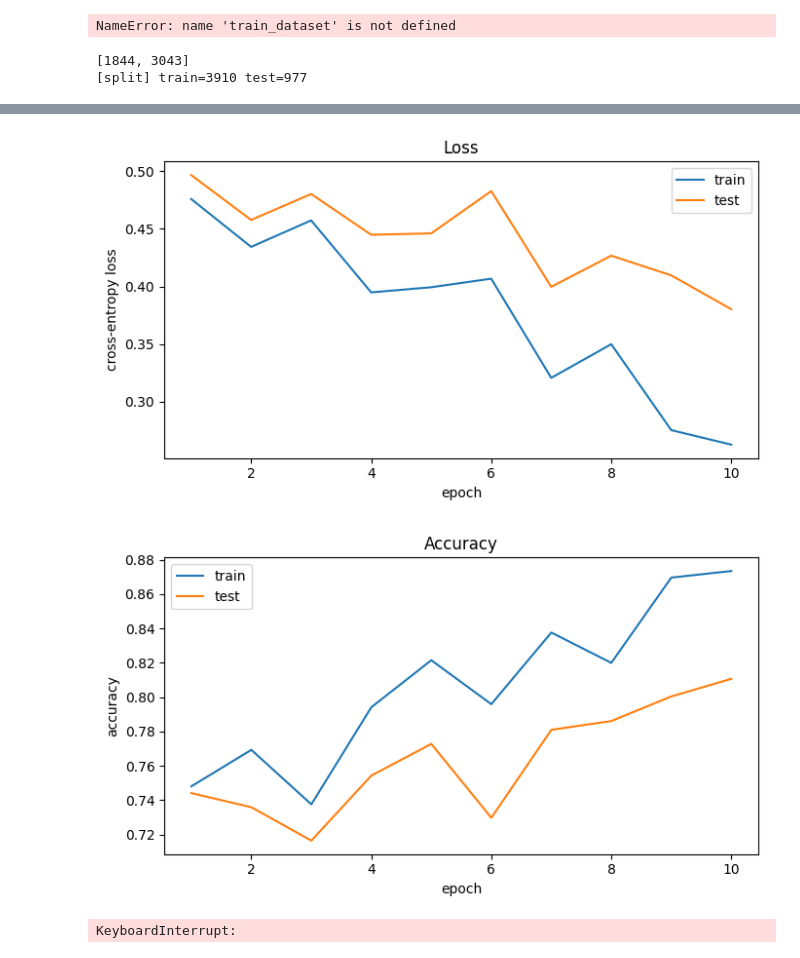
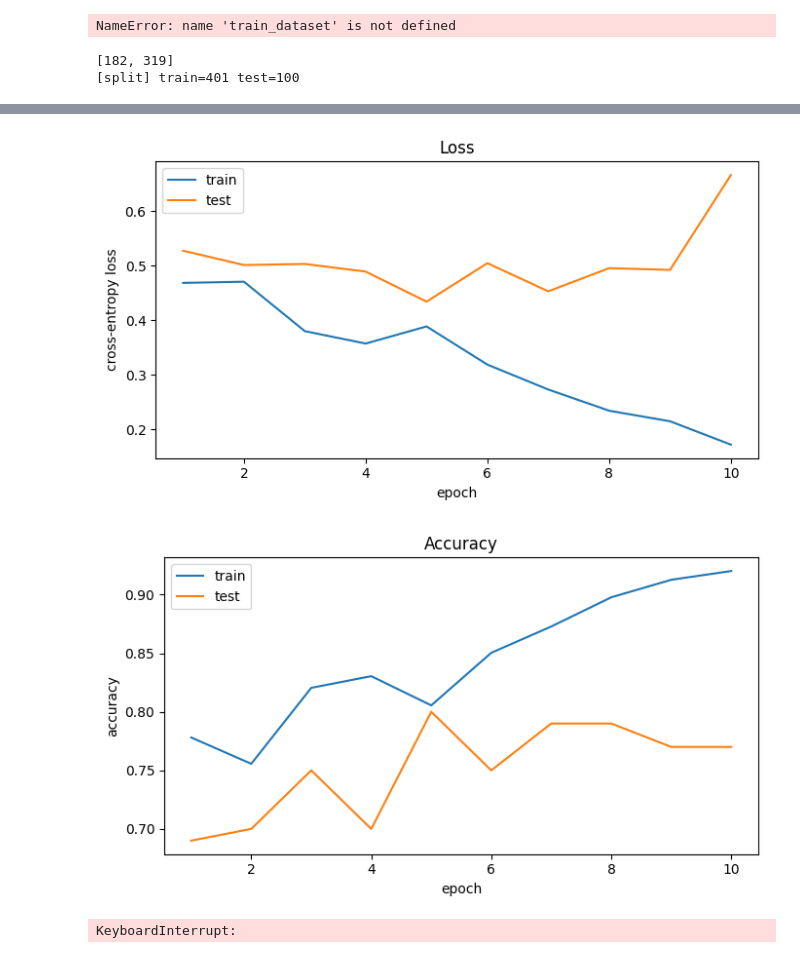
Before and after one commit to ArnArora/Turyn-SAT, a Jupyter notebook: Turyn-SAT/turyn_policy_transformer.ipynb, the cells around one changed output, grey strips where cells are left out. Cells and saved outputs as stored; diff of their text form; code cells hidden in the pictures.

```diff
--- a/Turyn-SAT/turyn_policy_transformer.ipynb
+++ b/Turyn-SAT/turyn_policy_transformer.ipynb
@@ -283,19 +283,6 @@ def train_with_split_and_plots(
     plt.legend(); plt.tight_layout(); plt.show()
 
     return model, (train_ds, test_ds), hist
-# %%
-from sequence_generator import generate_dataset
-from sklearn.model_selection import train_test_split
-
-## Create dataset on specified length and evaluate on that length
-
-r = 5
-
-original_dataset = generate_dataset(r)
-for item in original_dataset:
-    if len(item[0][0]) == 0:
-        original_dataset.remove(item)
-        break
 # %%
 def create_partial_str(seq):
     s = ""
@@ -351,15 +338,15 @@ import pickle
 
 ## Create dataset on other lengths and evaluate on new length
 
-r = 9
+r = 7
 
-# original_dataset = generate_dataset(r)
-original_dataset = []
+original_dataset = generate_dataset(r)
+# original_dataset = []
 # original_dataset.extend(generate_dataset(r - 2))
 # original_dataset.extend(generate_dataset(r - 4))
 
-with open('original_dataset_9.pkl', 'rb') as file:
-    original_dataset.extend(pickle.load(file))
+# with open('original_dataset_9.pkl', 'rb') as file:
+#     original_dataset.extend(pickle.load(file))
 
 # with open('original_dataset_11.pkl', 'rb') as file:
 #     test_dataset.extend(pickle.load(file))
@@ -385,7 +372,7 @@ print(count)
 # torch.save(model.state_dict(), f"model_long_11.pt")
 
 model, (train_ds, test_ds), hist = train_with_split_and_plots(original_dataset, epochs=10)
-torch.save(model.state_dict(), "model_9_train_test.pt")
+torch.save(model.state_dict(), "model_7_train_test.pt")
 # %% [output]
-[1844, 3043]
-[split] train=3910 test=977
+[182, 319]
+[split] train=401 test=100
@@ -402,5 +389,5 @@ epoch  10 | train loss 0.2626 acc 0.873 | test loss 0.3802 acc 0.811
-[figure, old version]
+[figure, new version]
-[figure, old version]
+[figure, new version]
 # %%
 eval_samples = generate_dataset(9)
 
```
Also changed, not shown: parts of 5 cells of this notebook, 2 other files.
